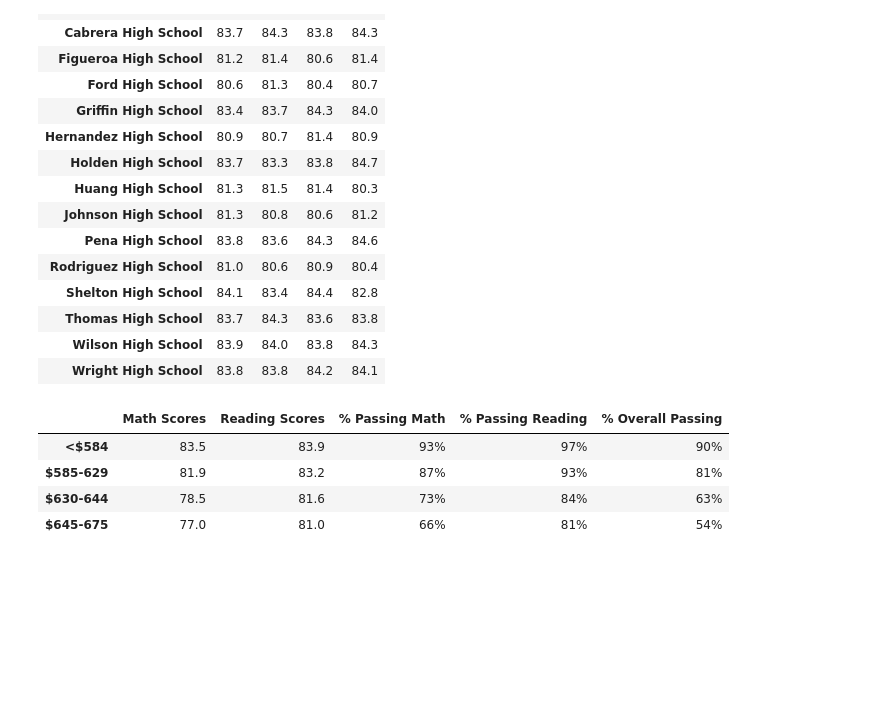
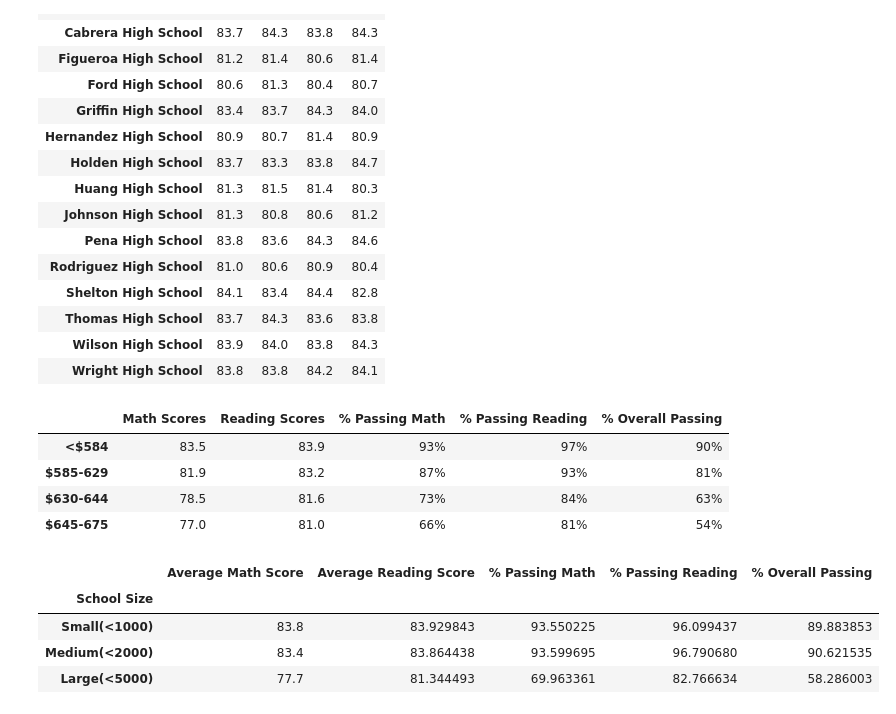
Before and after one commit to danielurdaneta/School_District_Analysis, a Jupyter notebook: PyCitySchools.ipynb, the cells around one changed output. Saved outputs shown, nothing was run; the diff lists cells and outputs as text; code cells hidden in the pictures; blank space fills up the shorter version.

```diff
--- a/PyCitySchools.ipynb
+++ b/PyCitySchools.ipynb
@@ -293,3 +293,37 @@ Spending_summary_df
 | $585-629 | 81.9 | 83.2 | 87% | 93% | 81% |
 | $630-644 | 78.5 | 81.6 | 73% | 84% | 63% |
 | $645-675 | 77.0 | 81.0 | 66% | 81% | 54% |
+# %%
+size_bins = [0,1000,2000,5000]
+size_bins_label = ["Small(<1000)","Medium(<2000)", "Large(<5000)"]
+
+per_school_summary_df["School Size"] = pd.cut(per_school_summary_df["Total Students"],size_bins, labels=size_bins_label)
+
+size_math_score = per_school_summary_df.groupby(["School Size"])["Average Math Score"].mean()
+size_reading_score = per_school_summary_df.groupby(["School Size"])["Average Reading Score"].mean()
+size_passing_math = per_school_summary_df.groupby(["School Size"])["% Passing Math"].mean()
+size_passing_reading = per_school_summary_df.groupby(["School Size"])["% Passing Reading"].mean()
+size_overall_passing = per_school_summary_df.groupby(["School Size"])["% Overall Passing"].mean()
+
+School_size_summary = pd.DataFrame({
+    "Average Math Score": size_math_score,
+    "Average Reading Score": size_reading_score,
+    "% Passing Math": size_passing_math,
+    "% Passing Reading": size_passing_reading,
+    "% Overall Passing": size_overall_passing})
+
+School_size_summary["Average Math Score"] = School_size_summary["Average Math Score"].map("{:.1f}".format)
+School_size_summary["Average Reading Score"] = School_size_summary["Average Reading Score"].map("{:.1f}".format)
+School_size_summary["% Passing Math"] = School_size_summary["% Passing Math"].map("{:.1f}".format)
+School_size_summary["% Passing Math"] = School_size_summary["% Passing Math"].map("{:.1f}".format)
+School_size_summary["% Passing Math"] = School_size_summary["% Passing Math"].map("{:.1f}".format)
+
+
+
+School_size_summary
+# %% [output]
+|  | Average Math Score | Average Reading Score | % Passing Math | % Passing Reading | % Overall Passing |
+| School Size |  |  |  |  |  |
+| Small(<1000) | 83.8 | 83.929843 | 93.550225 | 96.099437 | 89.883853 |
+| Medium(<2000) | 83.4 | 83.864438 | 93.599695 | 96.790680 | 90.621535 |
+| Large(<5000) | 77.7 | 81.344493 | 69.963361 | 82.766634 | 58.286003 |
```
